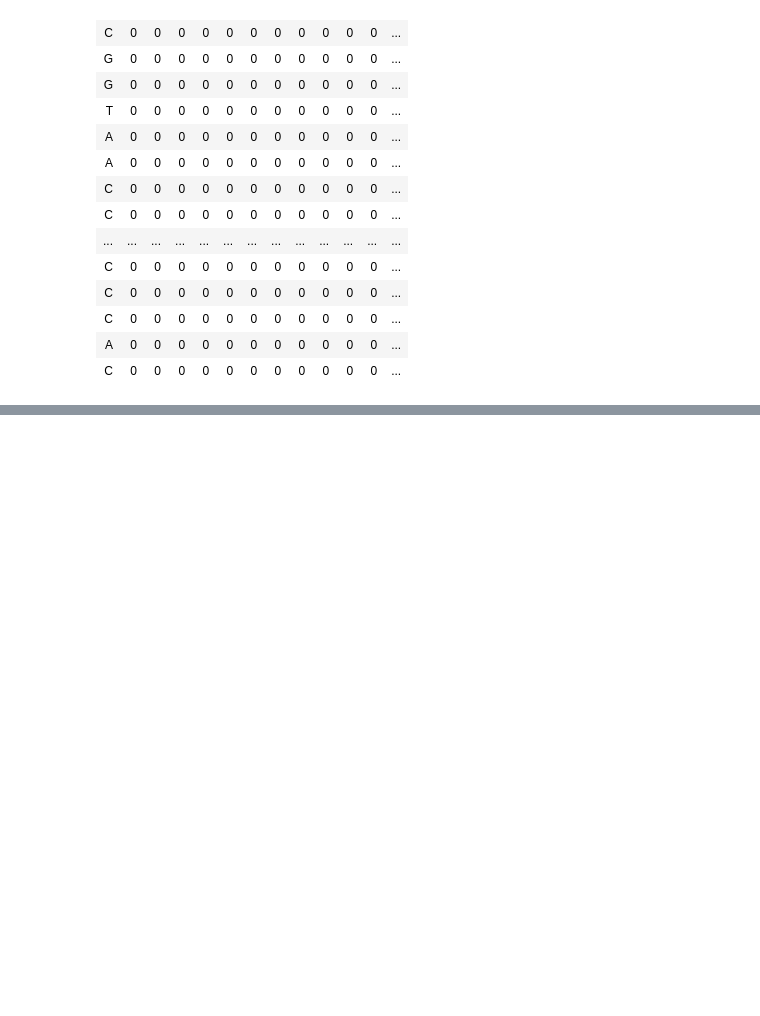
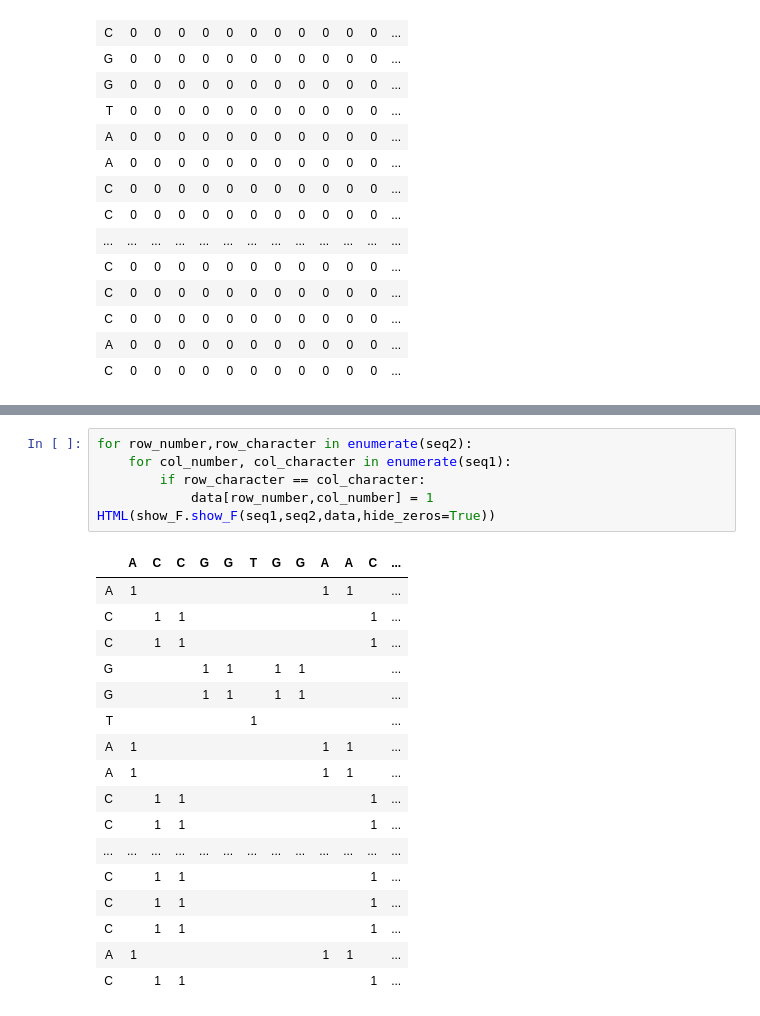
Before and after one commit to reylui/BioinformaticsCode, a Jupyter notebook: PythonProblems1.ipynb, the cells around one changed output, grey strips where cells are left out. Cells and saved outputs as stored; diff of their text form; blank space fills up the shorter version.

```diff
--- a/PythonProblems1.ipynb
+++ b/PythonProblems1.ipynb
@@ -159,0 +189,24 @@ HTML(show_F.show_F(seq1, seq2, data))
+# %%
+for row_number,row_character in enumerate(seq2):
+    for col_number, col_character in enumerate(seq1):
+        if row_character == col_character:
+            data[row_number,col_number] = 1
+HTML(show_F.show_F(seq1,seq2,data,hide_zeros=True))
+# %% [output]
+|  | A | C | C | G | G | T | G | G | A | A | C | ... |
+| A | 1 |  |  |  |  |  |  |  | 1 | 1 |  | ... |
+| C |  | 1 | 1 |  |  |  |  |  |  |  | 1 | ... |
+| C |  | 1 | 1 |  |  |  |  |  |  |  | 1 | ... |
+| G |  |  |  | 1 | 1 |  | 1 | 1 |  |  |  | ... |
+| G |  |  |  | 1 | 1 |  | 1 | 1 |  |  |  | ... |
+| T |  |  |  |  |  | 1 |  |  |  |  |  | ... |
+| A | 1 |  |  |  |  |  |  |  | 1 | 1 |  | ... |
+| A | 1 |  |  |  |  |  |  |  | 1 | 1 |  | ... |
+| C |  | 1 | 1 |  |  |  |  |  |  |  | 1 | ... |
+| C |  | 1 | 1 |  |  |  |  |  |  |  | 1 | ... |
+| ... | ... | ... | ... | ... | ... | ... | ... | ... | ... | ... | ... | ... |
+| C |  | 1 | 1 |  |  |  |  |  |  |  | 1 | ... |
+| C |  | 1 | 1 |  |  |  |  |  |  |  | 1 | ... |
+| C |  | 1 | 1 |  |  |  |  |  |  |  | 1 | ... |
+| A | 1 |  |  |  |  |  |  |  | 1 | 1 |  | ... |
+| C |  | 1 | 1 |  |  |  |  |  |  |  | 1 | ... |
```
Also changed, not shown: parts of 4 cells of this notebook.
